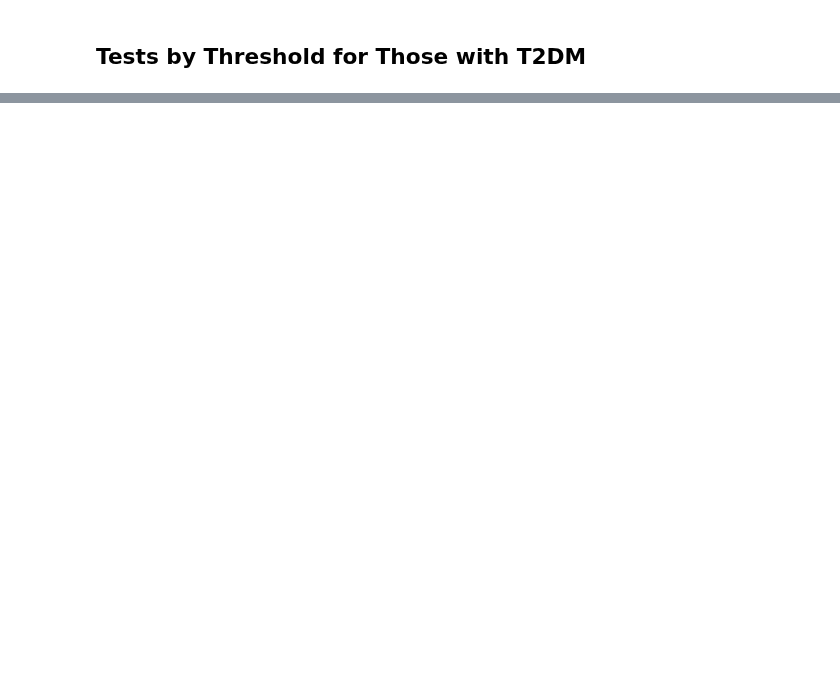
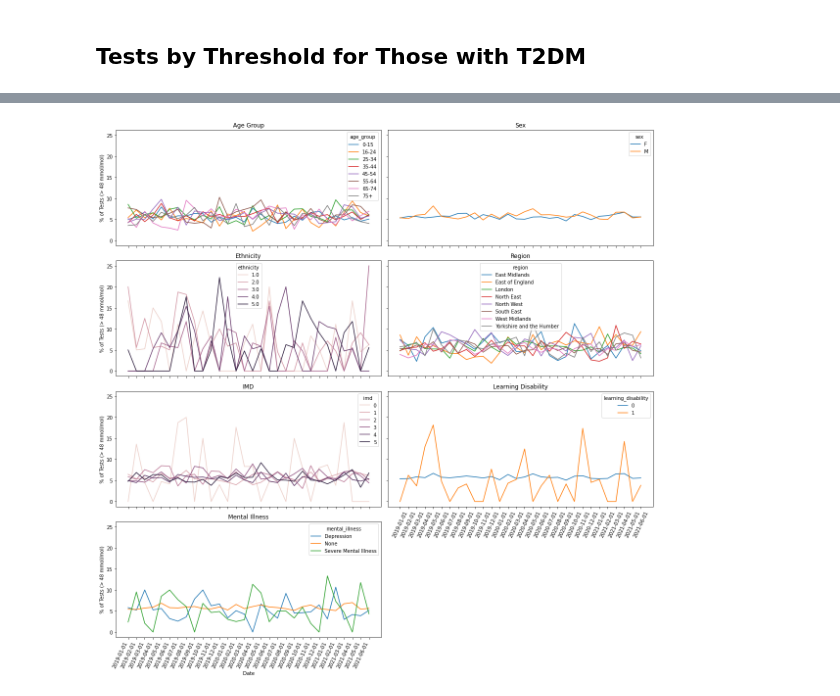
Before and after one commit to opensafely/HbA1c-levels, a Jupyter notebook: notebooks/charts.ipynb, the cells around one changed output, grey strips where cells are left out. Saved outputs shown, nothing was run; the diff lists cells and outputs as text; code cells hidden in the pictures; blank space fills up the shorter version.

```diff
--- a/notebooks/charts.ipynb
+++ b/notebooks/charts.ipynb
@@ -29,0 +43,23 @@ df_t2dm = df_input.loc[df_input.diabetes_type == 'T2DM']
+# %%
+# Functions to prepare data for visualisation
+def sum_total(df_in):
+    return df_in[subset_vars].groupby(['date']).sum().reset_index()
+
+def sum_by_group(df_in, group):
+    return df_in[[group] + subset_vars].groupby(['date', group]).sum().reset_index()
+
+def create_pct(df_in, var):
+    df_in[var + '_pct'] = (df_in[var]/df_in['hba1c_test'])*100
+
+def create_subdf(group):
+    sum_input = sum_by_group(df_input, group)
+    sum_t1dm = sum_by_group(df_t1dm, group)
+    sum_t2dm = sum_by_group(df_t2dm, group)
+
+    # Create percentage columns for each threshold measure
+    for var in threshold_vars:
+        create_pct(sum_input, var)
+        create_pct(sum_t1dm, var)
+        create_pct(sum_t2dm, var)
+
+    return sum_input, sum_t1dm, sum_t2dm
@@ -29,0 +76,9 @@ df_t2dm = df_input.loc[df_input.diabetes_type == 'T2DM']
+# %%
+# Demographics
+df_age, df_age_t1dm, df_age_t2dm = create_subdf('age_group')
+df_sex, df_sex_t1dm, df_sex_t2dm = create_subdf('sex')
+df_eth, df_eth_t1dm, df_eth_t2dm = create_subdf('ethnicity')
+df_reg, df_reg_t1dm, df_reg_t2dm = create_subdf('region')
+df_imd, df_imd_t1dm, df_imd_t2dm = create_subdf('imd')
+df_ld, df_ld_t1dm, df_ld_t2dm = create_subdf('learning_disability')
+df_mi, df_mi_t1dm, df_mi_t2dm = create_subdf('mental_illness')
@@ -62,8 +149,0 @@ def sum_by_group(group):
-# %%
-df_age, df_age_t1dm, df_age_t2dm = sum_by_group('age_group')
-df_sex, df_sex_t1dm, df_sex_t2dm = sum_by_group('sex')
-df_eth, df_eth_t1dm, df_eth_t2dm = sum_by_group('ethnicity')
-df_reg, df_reg_t1dm, df_reg_t2dm = sum_by_group('region')
-df_imd, df_imd_t1dm, df_imd_t2dm = sum_by_group('imd')
-df_ld, df_ld_t1dm, df_ld_t2dm = sum_by_group('learning_disability')
-df_mi, df_mi_t1dm, df_mi_t2dm = sum_by_group('mental_illness')
@@ -180,0 +245,6 @@ create_plotgrid('hba1c_gt_75',df_age_t2dm, df_sex_t2dm, df_eth_t2dm,
+# %%
+# > 48
+create_plotgrid('hba1c_gt_48_pct',df_age_t2dm, df_sex_t2dm, df_eth_t2dm,
+                df_reg_t2dm, df_imd_t2dm, df_ld_t2dm, df_mi_t2dm, '% of Tests (> 48 mmol/mol)')
+# %% [output]
+[figure, added]
```
Also changed, not shown: parts of 43 cells of this notebook, 1 other file.
